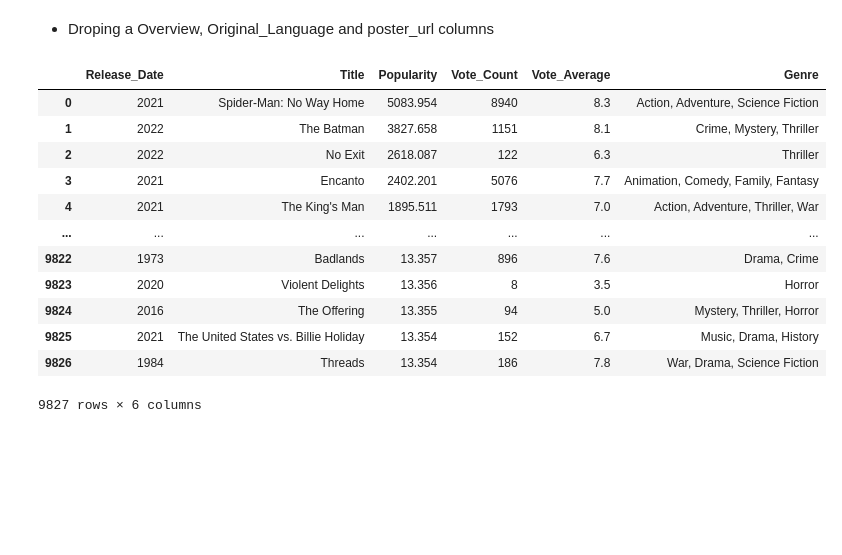
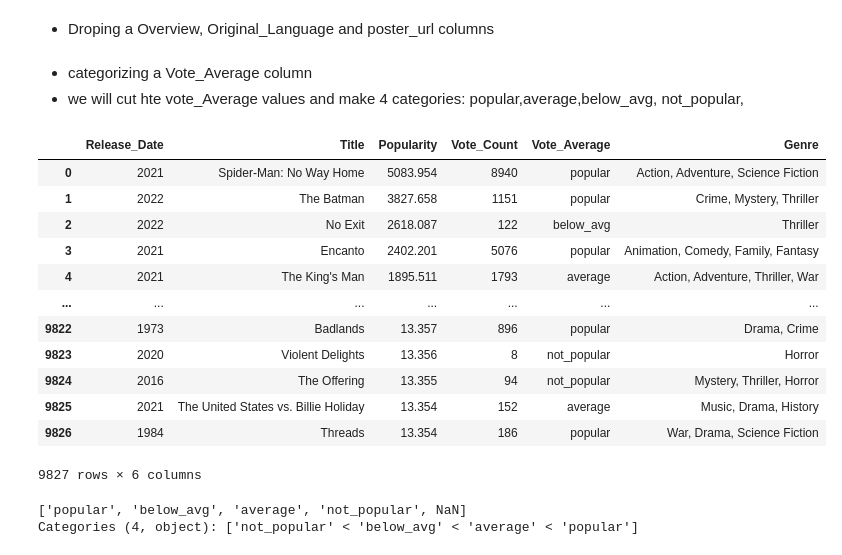
Before and after one commit to AkhileshDesai19/Netflix_Data_Analysis, a Jupyter notebook: Netfilx_EDA.ipynb, the cells around one changed output. Drawn from its saved outputs; the diff is of its cells as text; code cells hidden in the pictures; blank space fills up the shorter version.

```diff
--- a/Netfilx_EDA.ipynb
+++ b/Netfilx_EDA.ipynb
@@ -187,20 +187,46 @@ df.head()
 # %% [markdown]
 - Droping a Overview, Original_Language and poster_url columns
 # %%
-cols = ['Overview', 'Original_Language','Poster_Url']
+cols = ['Overview', 'Original_Language','Poster_Url', ]
 # %%
-df.drop(cols, axis=1)
+df.drop(cols, axis=1, inplace=True)
-# %% [output]
-|  | Release_Date | Title | Popularity | Vote_Count | Vote_Average | Genre |
-| 0 | 2021 | Spider-Man: No Way Home | 5083.954 | 8940 | 8.3 | Action, Adventure, Science Fiction |
-| 1 | 2022 | The Batman | 3827.658 | 1151 | 8.1 | Crime, Mystery, Thriller |
-| 2 | 2022 | No Exit | 2618.087 | 122 | 6.3 | Thriller |
-| 3 | 2021 | Encanto | 2402.201 | 5076 | 7.7 | Animation, Comedy, Family, Fantasy |
-| 4 | 2021 | The King's Man | 1895.511 | 1793 | 7.0 | Action, Adventure, Thriller, War |
-| ... | ... | ... | ... | ... | ... | ... |
-| 9822 | 1973 | Badlands | 13.357 | 896 | 7.6 | Drama, Crime |
-| 9823 | 2020 | Violent Delights | 13.356 | 8 | 3.5 | Horror |
-| 9824 | 2016 | The Offering | 13.355 | 94 | 5.0 | Mystery, Thriller, Horror |
-| 9825 | 2021 | The United States vs. Billie Holiday | 13.354 | 152 | 6.7 | Music, Drama, History |
-| 9826 | 1984 | Threads | 13.354 | 186 | 7.8 | War, Drama, Science Fiction |
-9827 rows × 6 columns
+# %% [markdown]
+- categorizing a Vote_Average column
+- we will cut hte vote_Average values and make 4 categories: popular,average,below_avg, not_popular,
+# %%
+# function
+def categorize_col(df,col,labels):
+    edges = [df[col].describe()['min'],
+             df[col].describe()['25%'],
+             df[col].describe()['50%'],
+             df[col].describe()['75%'],
+             df[col].describe()['max']
+             ]
+    df[col] = pd.cut(df[col], edges, labels = labels, duplicates='drop')
+    return df
+# %%
+# define a lables for edges
+labels = ['not_popular','below_avg','average','popular']
+
+# categorize columns based on labels and edges
+categorize_col(df, 'Vote_Average', labels)
+# %% [output]
+|  | Release_Date | Title | Popularity | Vote_Count | Vote_Average | Genre |
+| 0 | 2021 | Spider-Man: No Way Home | 5083.954 | 8940 | popular | Action, Adventure, Science Fiction |
+| 1 | 2022 | The Batman | 3827.658 | 1151 | popular | Crime, Mystery, Thriller |
+| 2 | 2022 | No Exit | 2618.087 | 122 | below_avg | Thriller |
+| 3 | 2021 | Encanto | 2402.201 | 5076 | popular | Animation, Comedy, Family, Fantasy |
+| 4 | 2021 | The King's Man | 1895.511 | 1793 | average | Action, Adventure, Thriller, War |
+| ... | ... | ... | ... | ... | ... | ... |
+| 9822 | 1973 | Badlands | 13.357 | 896 | popular | Drama, Crime |
+| 9823 | 2020 | Violent Delights | 13.356 | 8 | not_popular | Horror |
+| 9824 | 2016 | The Offering | 13.355 | 94 | not_popular | Mystery, Thriller, Horror |
+| 9825 | 2021 | The United States vs. Billie Holiday | 13.354 | 152 | average | Music, Drama, History |
+| 9826 | 1984 | Threads | 13.354 | 186 | popular | War, Drama, Science Fiction |
+9827 rows × 6 columns
+# %%
+#confiring a changes
+df['Vote_Average'].unique()
+# %% [output]
+['popular', 'below_avg', 'average', 'not_popular', NaN]
+Categories (4, object): ['not_popular' < 'below_avg' < 'average' < 'popular']
```
Also changed, not shown: parts of 9 cells of this notebook.
